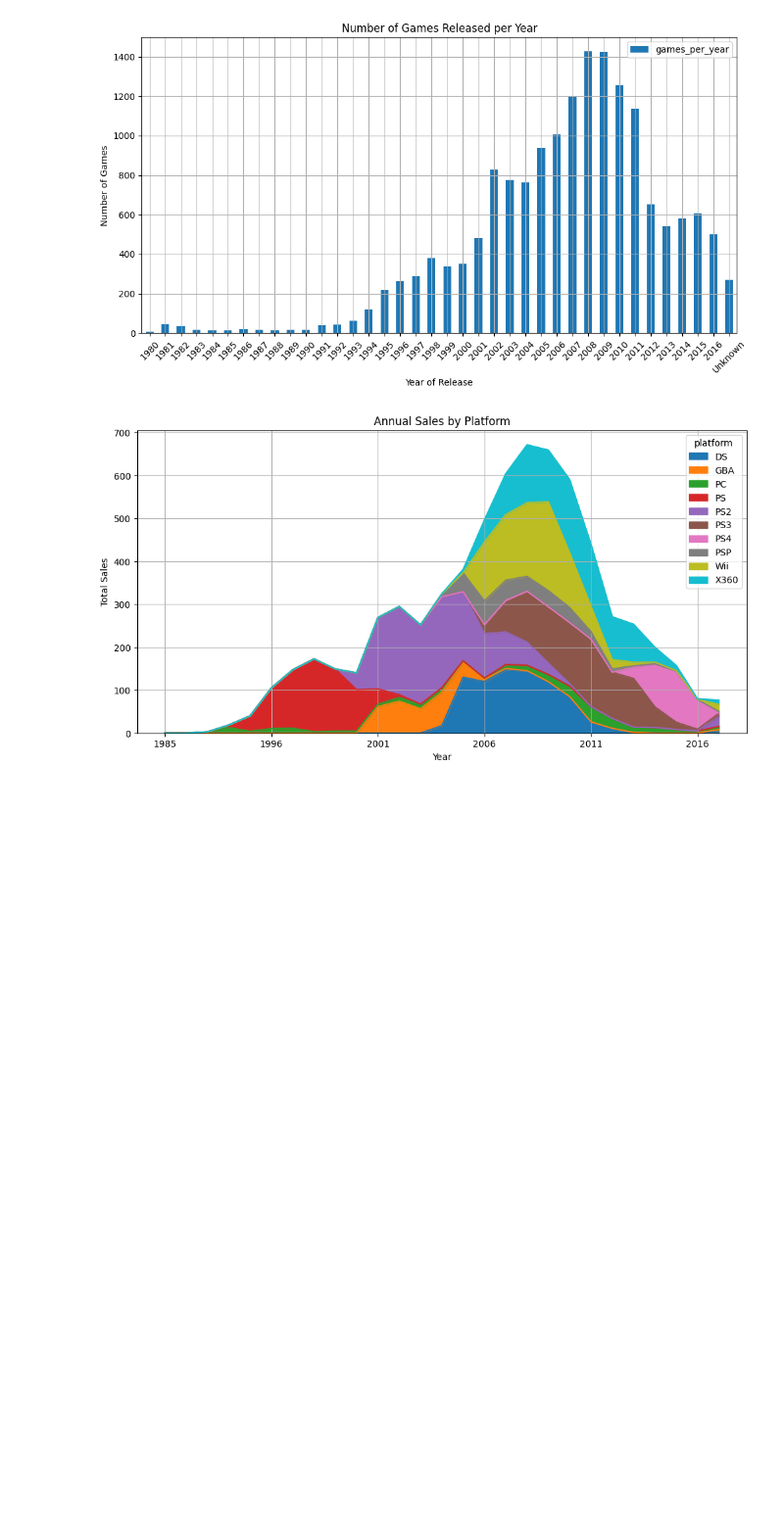
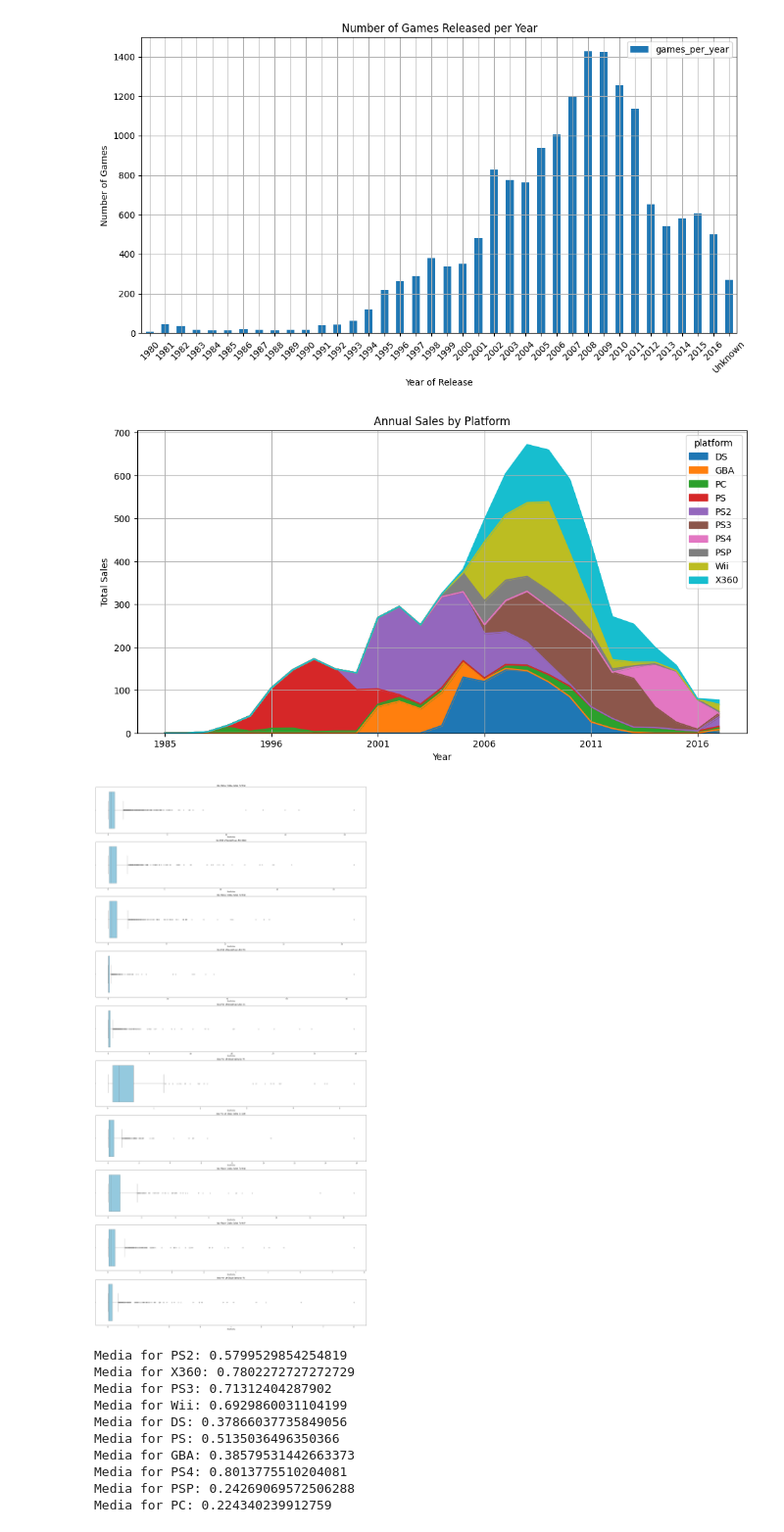
Before and after one commit to omarsp1407/GameSuccessPredictor, a Jupyter notebook: analysis_notebook.ipynb, the cells around one changed output. Shown at 98% size. Saved outputs shown, nothing was run; the diff lists cells and outputs as text; code cells hidden in the pictures; blank space fills up the shorter version.

Commit message:
Created individual box plots for each platform to visualize the distribution of global sales.

```diff
--- a/analysis_notebook.ipynb
+++ b/analysis_notebook.ipynb
@@ -194,3 +194,39 @@ df_pivot.plot(kind='area',
 plt.show()
 # %% [output]
 [figure]
+# %%
+# Filter DataFrame based on a selected period
+years_list = [str(year) for year in range(2000, 2017)]
+df_fil_period = df[df['year_of_release'].isin(years_list)]
+
+# Configurar el tamaño de la figura y los subplots
+num_platforms = len(top_10_platforms)
+fig, axes = plt.subplots(num_platforms, 1, figsize=(25, 5 * num_platforms))
+
+# Crear un diagrama de caja para cada plataforma
+for i, platform in enumerate(top_10_platforms):
+    platform_data = df_fil_period[df_fil_period['platform'] == platform]
+    sns.boxplot(data=platform_data, x='total_sales', ax=axes[i], color='skyblue')
+    axes[i].set_title(f'Box Plot of Global Sales for {platform}')
+    axes[i].set_xlabel('Total Sales')
+
+# Ajustar el layout
+plt.tight_layout()
+plt.show()
+
+for platform in top_10_platforms:
+    platform_data = df_fil_period[df_fil_period['platform'] == platform]
+    mean_sales = platform_data['total_sales'].mean()
+    print(f'Media for {platform}: {mean_sales}')
+# %% [output]
+[figure, added]
+Media for PS2: 0.5799529854254819
+Media for X360: 0.7802272727272729
+Media for PS3: 0.71312404287902
+Media for Wii: 0.6929860031104199
+Media for DS: 0.37866037735849056
+Media for PS: 0.5135036496350366
+Media for GBA: 0.38579531442663373
+Media for PS4: 0.8013775510204081
+Media for PSP: 0.24269069572506288
+Media for PC: 0.224340239912759
```
